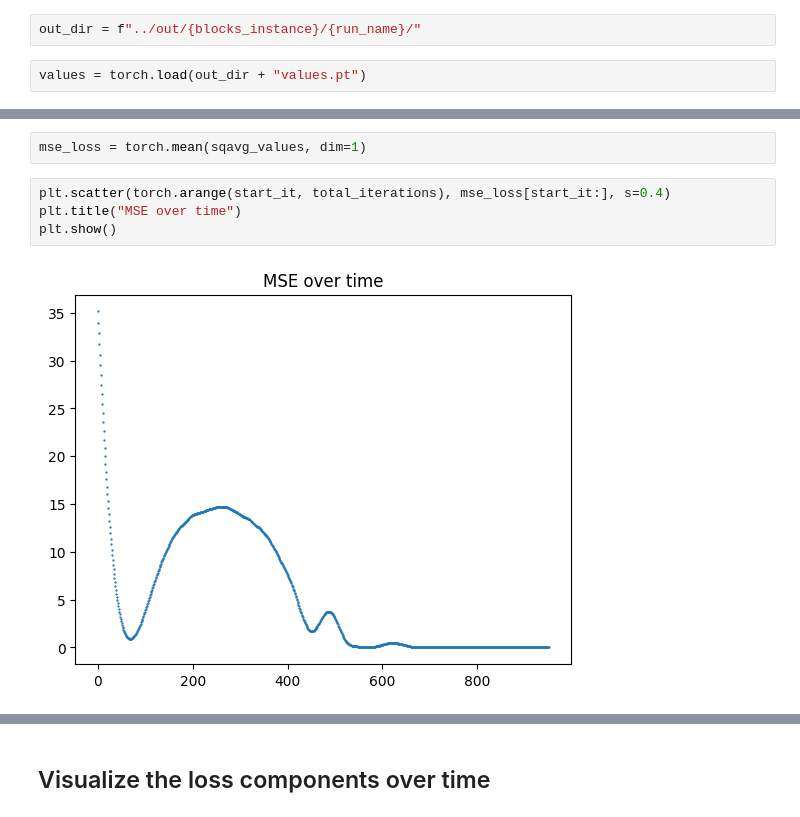
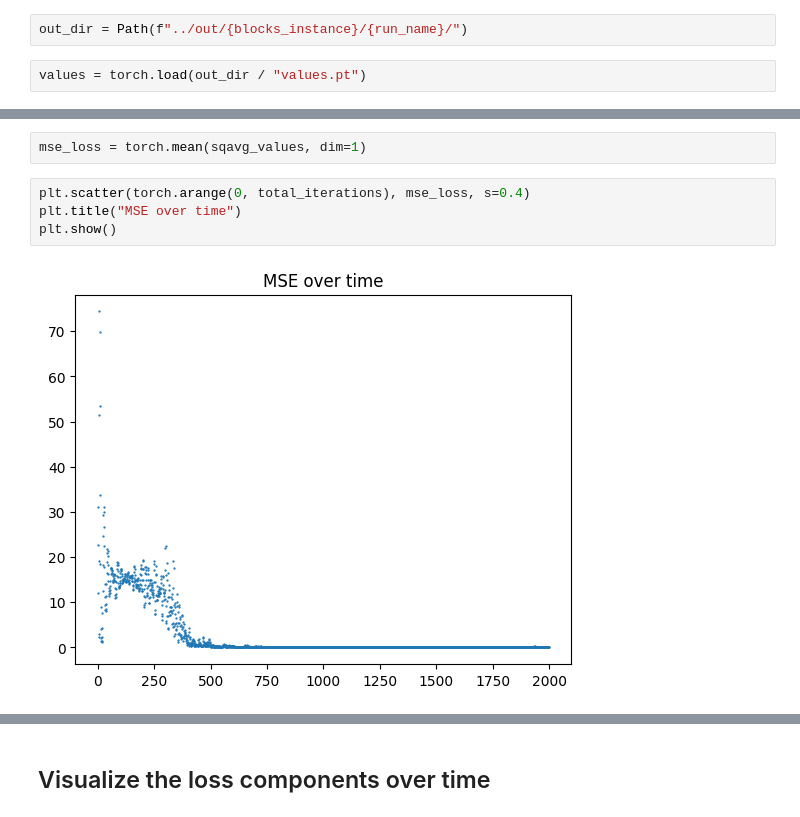
Before and after one commit to maichmueller/plangolin, a Jupyter notebook: notebooks/visz_state_space.ipynb, the cells around one changed output, grey strips where cells are left out. Drawn from its saved outputs; the diff is of its cells as text.

```diff
--- a/notebooks/visz_state_space.ipynb
+++ b/notebooks/visz_state_space.ipynb
@@ -38,4 +53,4 @@ plt.show()
 # %%
-out_dir = f"../out/{blocks_instance}/{run_name}/"
+out_dir = Path(f"../out/{blocks_instance}/{run_name}/")
 # %%
-values = torch.load(out_dir + "values.pt")
+values = torch.load(out_dir / "values.pt")
@@ -119,9 +106,9 @@ tensor([-4.6748, -5.1939, -5.2547, -5.1865, -4.1026, -4.7042, -5.7001, -5.6619,
 # %%
 mse_loss = torch.mean(sqavg_values, dim=1)
 # %%
-plt.scatter(torch.arange(start_it, total_iterations), mse_loss[start_it:], s=0.4)
+plt.scatter(torch.arange(0, total_iterations), mse_loss, s=0.4)
 plt.title("MSE over time")
 plt.show()
 # %% [output]
-[figure, old version]
+[figure, new version]
 # %%
```
Also changed, not shown: parts of 64 cells of this notebook.
